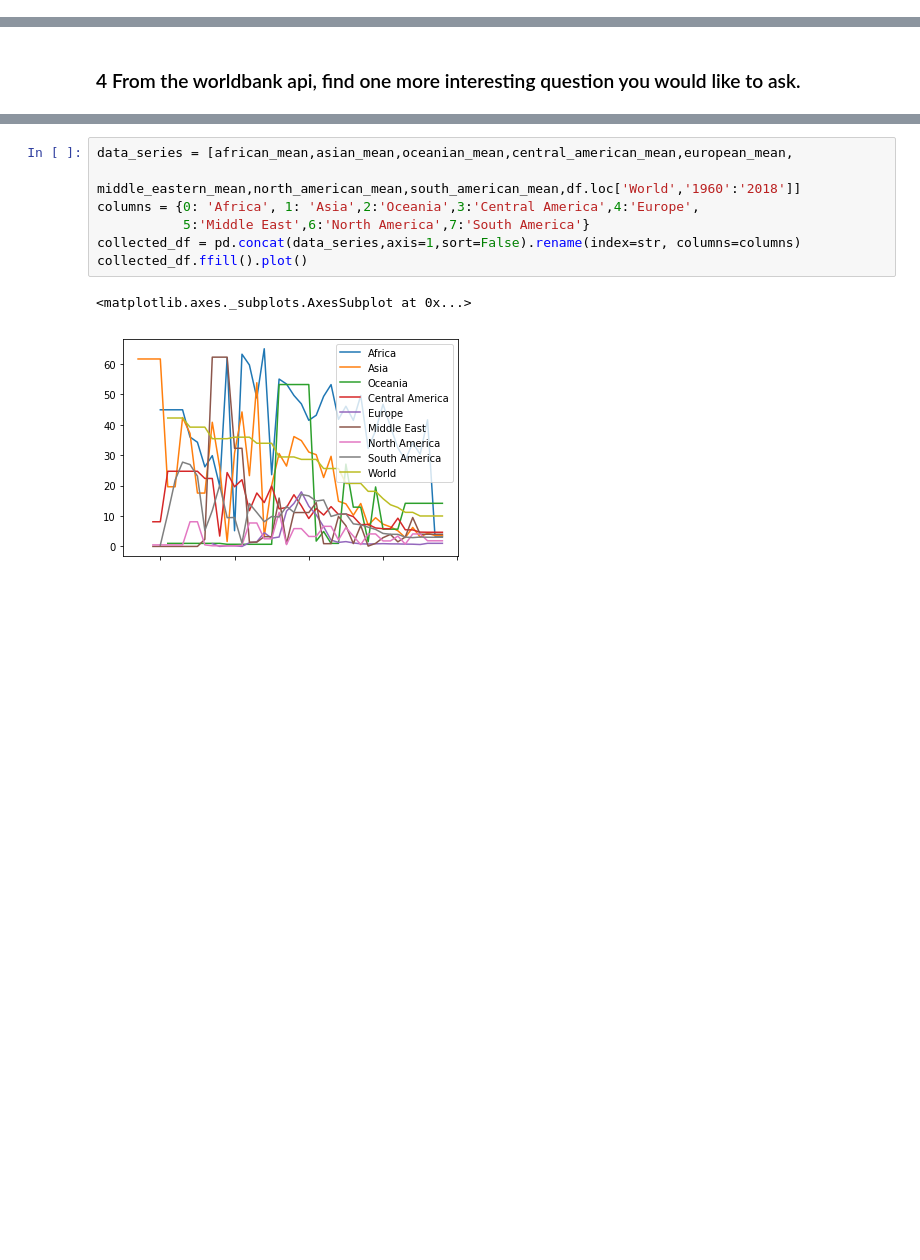
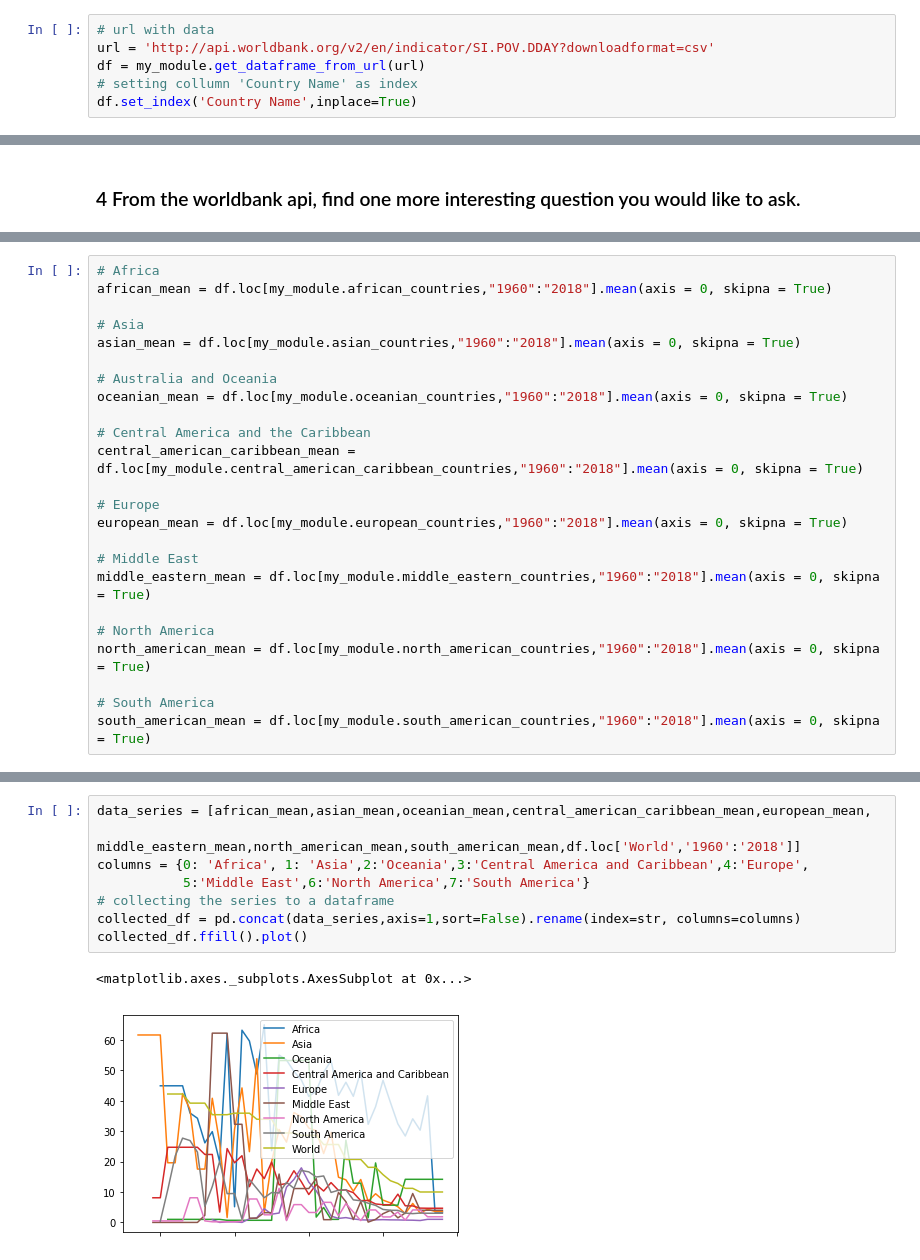
Before and after one commit to cba-dat-sem4-python-group/Assignment-4, a Jupyter notebook: Assignment-4.ipynb, the cells around one changed output, grey strips where cells are left out. Cells and saved outputs as stored; diff of their text form; blank space fills up the shorter version.

Commit message:
fix ass with module

```diff
--- a/Assignment-4.ipynb
+++ b/Assignment-4.ipynb
@@ -53,3 +32,9 @@ df.set_index('Country Name',inplace=True)
+# %%
+# url with data
+url = 'http://api.worldbank.org/v2/en/indicator/SI.POV.DDAY?downloadformat=csv'
+df = my_module.get_dataframe_from_url(url)
+# setting collumn 'Country Name' as index
+df.set_index('Country Name',inplace=True)
 # %% [markdown]
 ### 1 Create a line graph showing the development in poverty over time in both Argentina, Ivory coast, USA.
 # %%
@@ -175,0 +69,24 @@ south_american_mean = df.loc[south_american_countries,"1960":"2018"].mean(axis =
+# %%
+# Africa
+african_mean = df.loc[my_module.african_countries,"1960":"2018"].mean(axis = 0, skipna = True)
+
+# Asia
+asian_mean = df.loc[my_module.asian_countries,"1960":"2018"].mean(axis = 0, skipna = True)
+
+# Australia and Oceania
+oceanian_mean = df.loc[my_module.oceanian_countries,"1960":"2018"].mean(axis = 0, skipna = True)
+
+# Central America and the Caribbean
+central_american_caribbean_mean = df.loc[my_module.central_american_caribbean_countries,"1960":"2018"].mean(axis = 0, skipna = True)
+
+# Europe
+european_mean = df.loc[my_module.european_countries,"1960":"2018"].mean(axis = 0, skipna = True)
+
+# Middle East
+middle_eastern_mean = df.loc[my_module.middle_eastern_countries,"1960":"2018"].mean(axis = 0, skipna = True)
+
+# North America
+north_american_mean = df.loc[my_module.north_american_countries,"1960":"2018"].mean(axis = 0, skipna = True)
+
+# South America
+south_american_mean = df.loc[my_module.south_american_countries,"1960":"2018"].mean(axis = 0, skipna = True)
@@ -176,10 +100,11 @@ south_american_mean = df.loc[south_american_countries,"1960":"2018"].mean(axis =
 # %%
-data_series = [african_mean,asian_mean,oceanian_mean,central_american_mean,european_mean,
+data_series = [african_mean,asian_mean,oceanian_mean,central_american_caribbean_mean,european_mean,
                middle_eastern_mean,north_american_mean,south_american_mean,df.loc['World','1960':'2018']]
-columns = {0: 'Africa', 1: 'Asia',2:'Oceania',3:'Central America',4:'Europe',
+columns = {0: 'Africa', 1: 'Asia',2:'Oceania',3:'Central America and Caribbean',4:'Europe',
            5:'Middle East',6:'North America',7:'South America'}
+# collecting the series to a dataframe
 collected_df = pd.concat(data_series,axis=1,sort=False).rename(index=str, columns=columns)
 collected_df.ffill().plot()
 # %% [output]
 <matplotlib.axes._subplots.AxesSubplot at 0x...>
-[figure, old version]
+[figure, new version]
```
Also changed, not shown: parts of 10 cells of this notebook, 1 other file.
